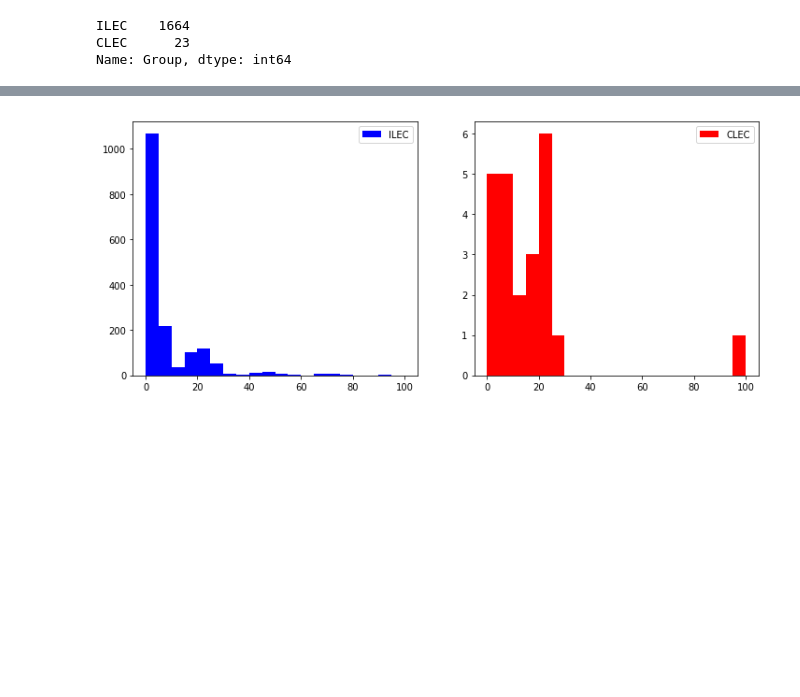
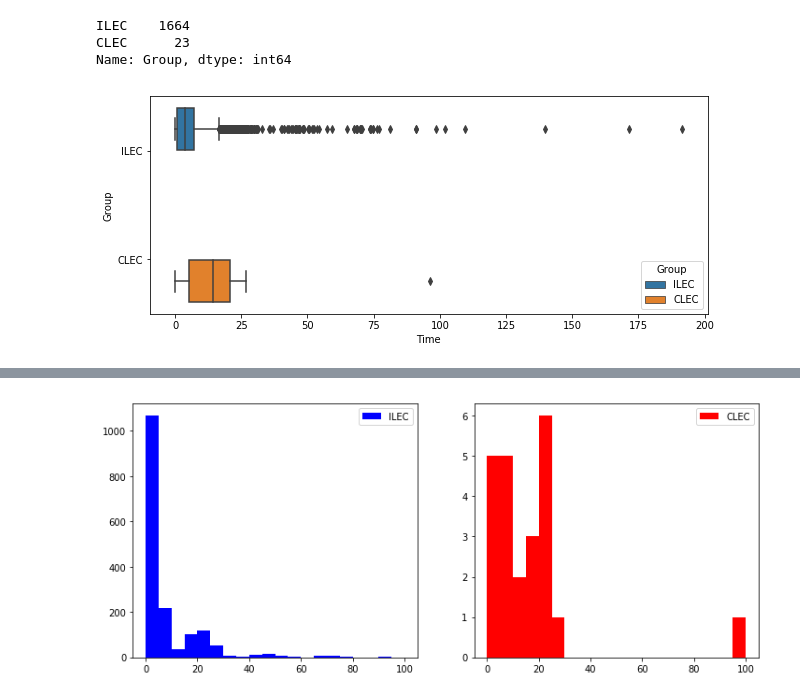
Before and after one commit to armavox/mldaspec, a Jupyter notebook: course4/notebooks/_stat.bootstrap_intervals.ipynb, the cells around one changed output, grey strips where cells are left out. Cells and saved outputs as stored; diff of their text form; code cells hidden in the pictures; blank space fills up the shorter version.

```diff
--- a/course4/notebooks/_stat.bootstrap_intervals.ipynb
+++ b/course4/notebooks/_stat.bootstrap_intervals.ipynb
@@ -35,3 +35,9 @@ data.Group.value_counts()
 ILEC    1664
 CLEC      23
 Name: Group, dtype: int64
+# %%
+import seaborn
+pylab.figure(figsize=(10,4))
+seaborn.boxplot('Time', 'Group',hue='Group', data=data);
+# %% [output]
+[figure, added]
```
Also changed, not shown: parts of 1 cell of this notebook, 18 other files.
